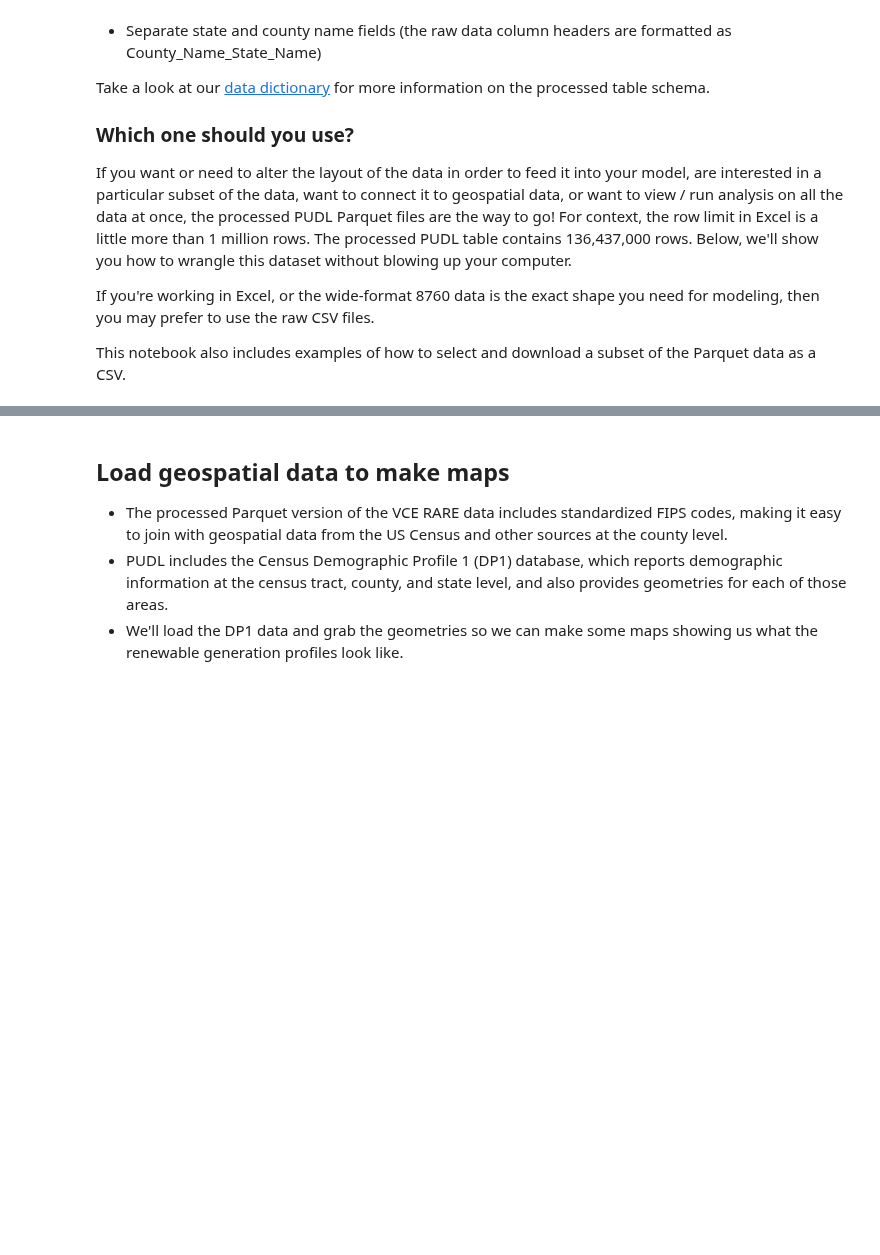
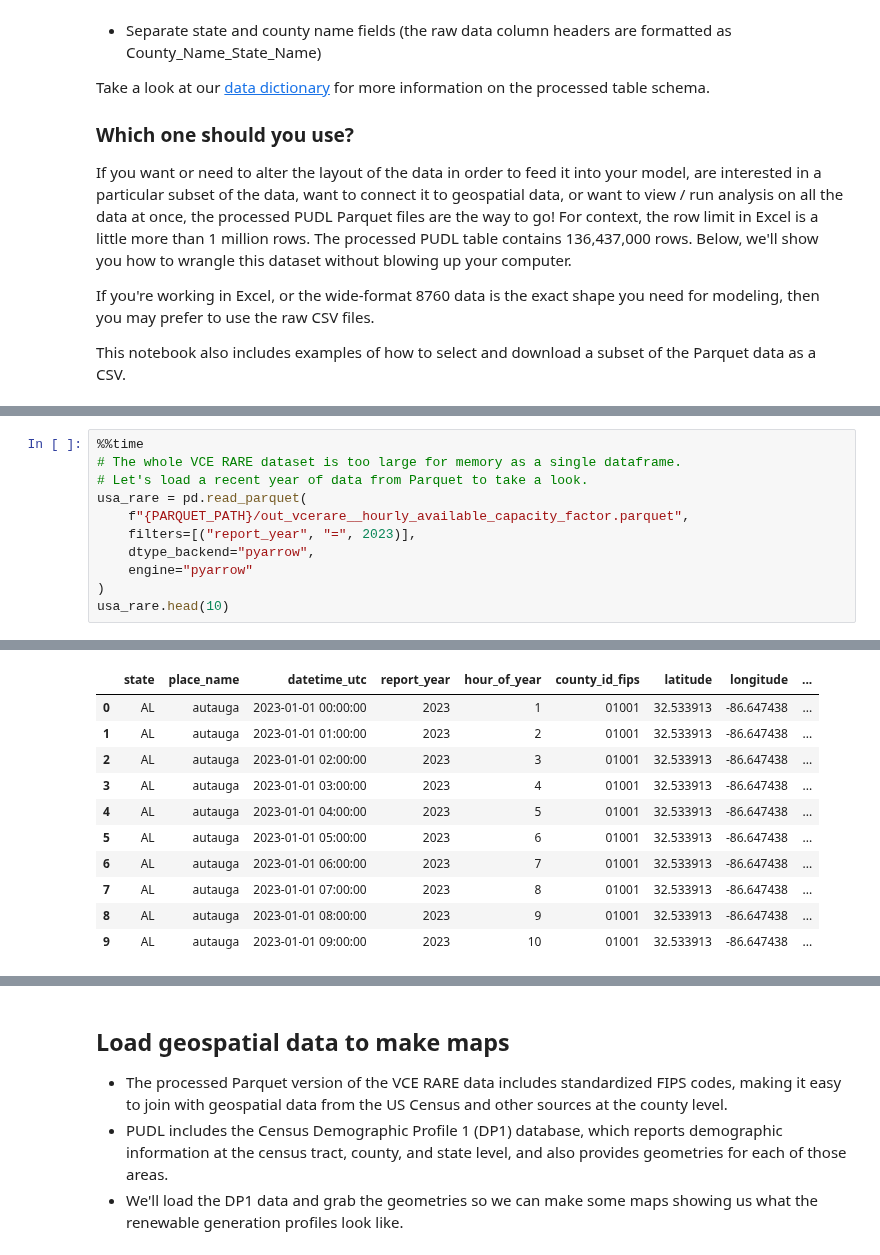
Before and after one commit to catalyst-cooperative/pudl-examples, a Jupyter notebook: 04-renewable-generation-profiles.ipynb, the cells around one changed output, grey strips where cells are left out. Cells and saved outputs as stored; diff of their text form; blank space fills up the shorter version.

```diff
--- a/04-renewable-generation-profiles.ipynb
+++ b/04-renewable-generation-profiles.ipynb
@@ -74,0 +59,12 @@ usa_rare.head(10)
+# %%
+%%time
+# The whole VCE RARE dataset is too large for memory as a single dataframe.
+# Let's load a recent year of data from Parquet to take a look.
+usa_rare = pd.read_parquet(
+    f"{PARQUET_PATH}/out_vcerare__hourly_available_capacity_factor.parquet",
+    filters=[("report_year", "=", 2023)],
+    dtype_backend="pyarrow",
+    engine="pyarrow"
+)
+usa_rare.head(10)
+# %% [output]
@@ -75,3 +73,14 @@ usa_rare.head(10)
+|  | state | place_name | datetime_utc | report_year | hour_of_year | county_id_fips | latitude | longitude | ... |
+| 0 | AL | autauga | 2023-01-01 00:00:00 | 2023 | 1 | 01001 | 32.533913 | -86.647438 | ... |
+| 1 | AL | autauga | 2023-01-01 01:00:00 | 2023 | 2 | 01001 | 32.533913 | -86.647438 | ... |
+| 2 | AL | autauga | 2023-01-01 02:00:00 | 2023 | 3 | 01001 | 32.533913 | -86.647438 | ... |
+| 3 | AL | autauga | 2023-01-01 03:00:00 | 2023 | 4 | 01001 | 32.533913 | -86.647438 | ... |
+| 4 | AL | autauga | 2023-01-01 04:00:00 | 2023 | 5 | 01001 | 32.533913 | -86.647438 | ... |
+| 5 | AL | autauga | 2023-01-01 05:00:00 | 2023 | 6 | 01001 | 32.533913 | -86.647438 | ... |
+| 6 | AL | autauga | 2023-01-01 06:00:00 | 2023 | 7 | 01001 | 32.533913 | -86.647438 | ... |
+| 7 | AL | autauga | 2023-01-01 07:00:00 | 2023 | 8 | 01001 | 32.533913 | -86.647438 | ... |
+| 8 | AL | autauga | 2023-01-01 08:00:00 | 2023 | 9 | 01001 | 32.533913 | -86.647438 | ... |
+| 9 | AL | autauga | 2023-01-01 09:00:00 | 2023 | 10 | 01001 | 32.533913 | -86.647438 | ... |
 # %%
 # How big is this data and what are the types?
 usa_rare.info(memory_usage="deep", show_counts=True)
```
Also changed, not shown: parts of 18 cells of this notebook.
